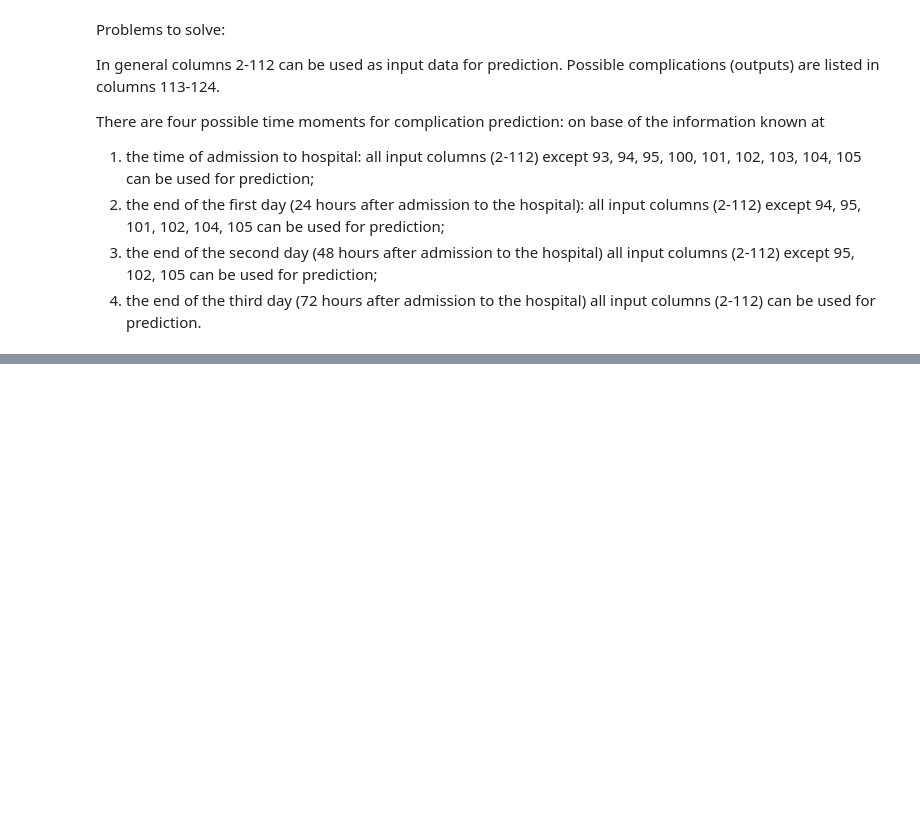
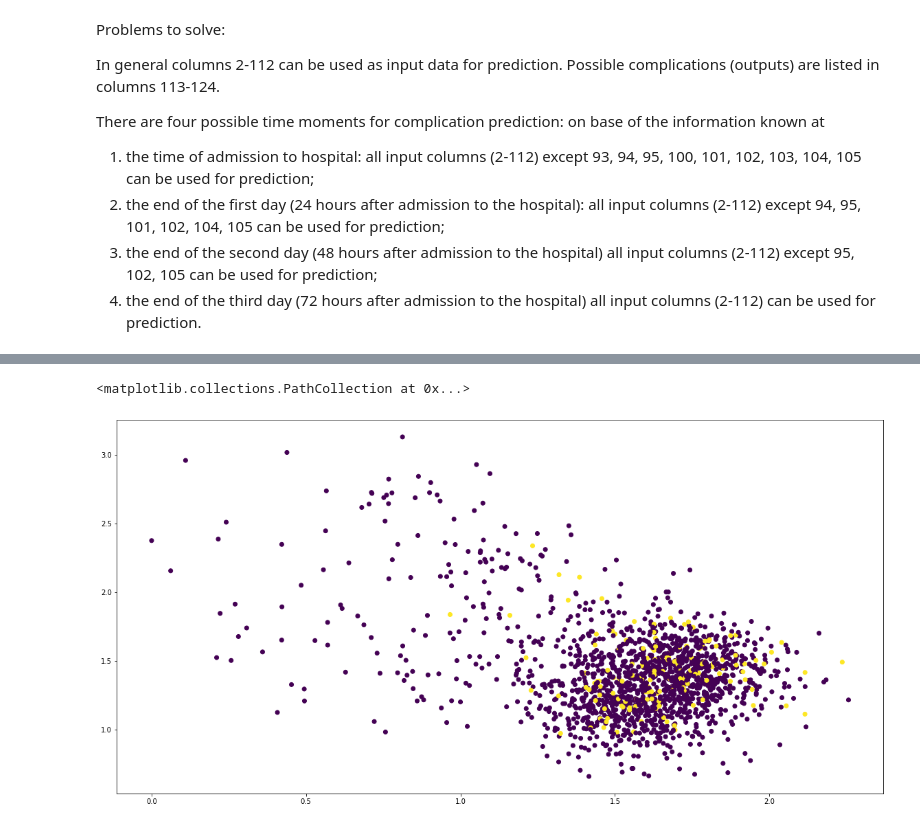
Before and after one commit to ayoebuus/CDI_case_2, a Jupyter notebook: MainNotebook.ipynb, the cells around one changed output, grey strips where cells are left out. Cells and saved outputs as stored; diff of their text form; code cells hidden in the pictures; blank space fills up the shorter version.

```diff
--- a/MainNotebook.ipynb
+++ b/MainNotebook.ipynb
@@ -84,0 +156,2 @@ There are four possible time moments for complication prediction: on base of the
+# %%
+y = imputed.iloc[:,113:]
@@ -84,0 +193,5 @@ There are four possible time moments for complication prediction: on base of the
+# %%
+plt.scatter(W[:,0],W[:,1], c=y[122])
+# %% [output]
+<matplotlib.collections.PathCollection at 0x...>
+[figure, added]
```
Also changed, not shown: parts of 30 cells of this notebook, 3 other files.
